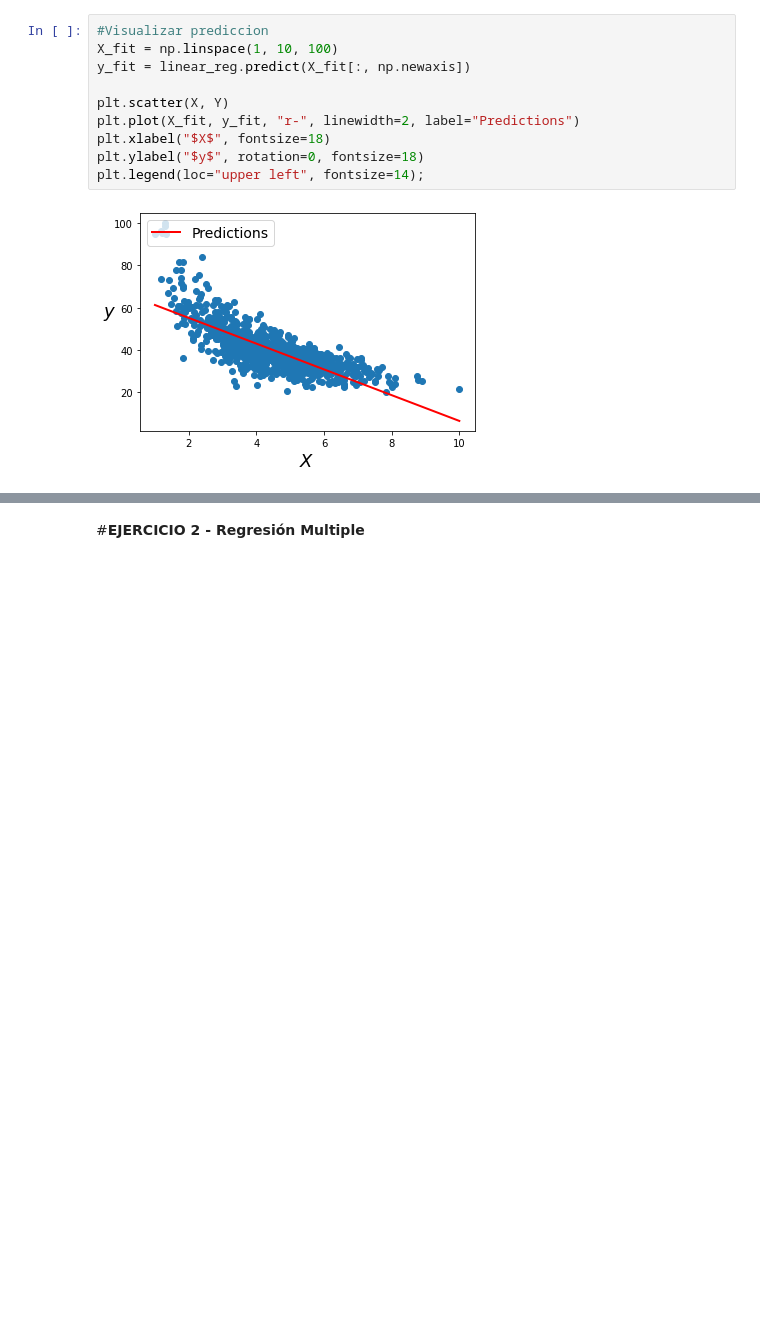
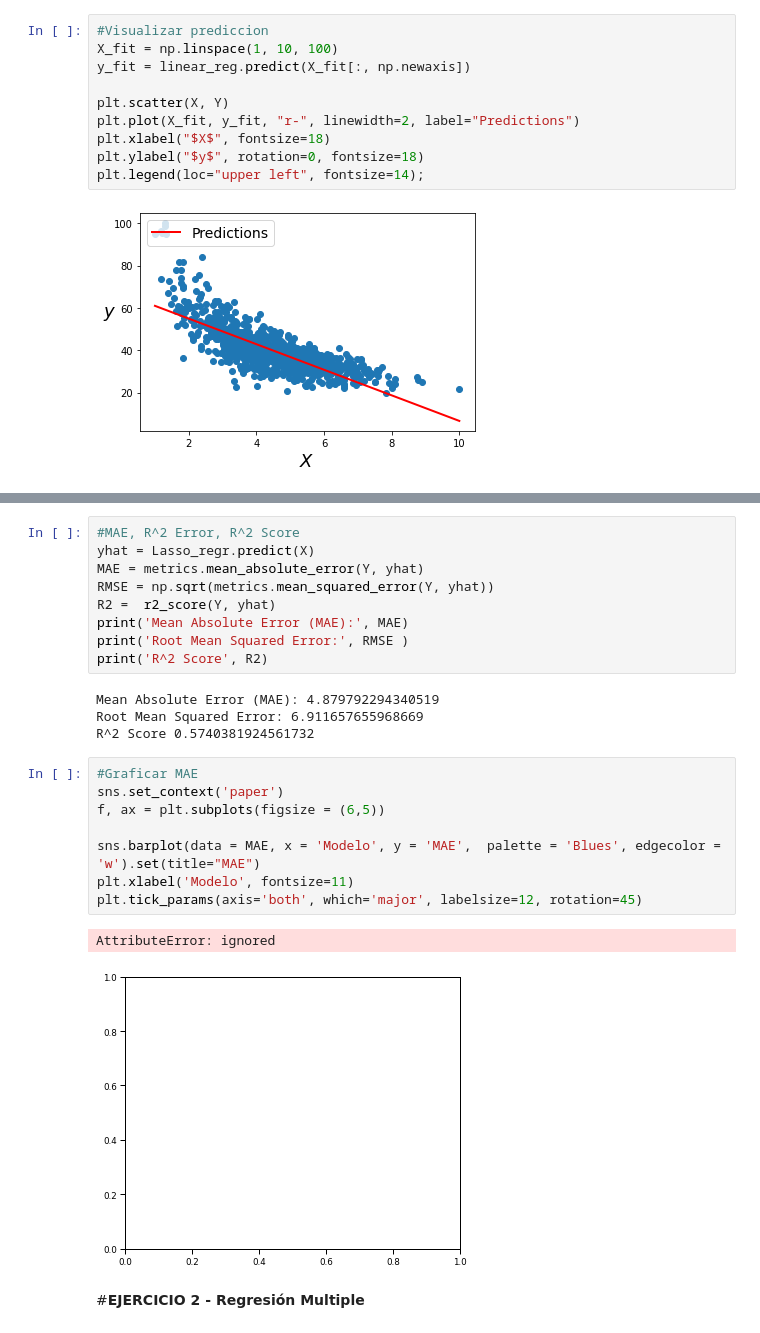
Before and after one commit to PosgradoMNA/actividades-de-aprendizaje-DGarcia-A01086411, a Jupyter notebook: Actividad_Semana_8_7_Regresiones.ipynb, the cells around one changed output, grey strips where cells are left out. Drawn from its saved outputs; the diff is of its cells as text; blank space fills up the shorter version.

```diff
--- a/Actividad_Semana_8_7_Regresiones.ipynb
+++ b/Actividad_Semana_8_7_Regresiones.ipynb
@@ -115,3 +224,27 @@ NameError: ignored
+# %%
+#MAE, R^2 Error, R^2 Score
+yhat = Lasso_regr.predict(X)
+MAE = metrics.mean_absolute_error(Y, yhat)
+RMSE = np.sqrt(metrics.mean_squared_error(Y, yhat))
+R2 =  r2_score(Y, yhat)
+print('Mean Absolute Error (MAE):', MAE)
+print('Root Mean Squared Error:', RMSE )
+print('R^2 Score', R2)
+# %% [output]
+Mean Absolute Error (MAE): 4.879792294340519
+Root Mean Squared Error: 6.911657655968669
+R^2 Score 0.5740381924561732
+# %%
+#Graficar MAE
+sns.set_context('paper')
+f, ax = plt.subplots(figsize = (6,5))
+
+sns.barplot(data = MAE, x = 'Modelo', y = 'MAE',  palette = 'Blues', edgecolor = 'w').set(title="MAE")
+plt.xlabel('Modelo', fontsize=11)
+plt.tick_params(axis='both', which='major', labelsize=12, rotation=45)
+# %% [output]
+AttributeError: ignored
+[figure, added]
 # %% [markdown]
 #**EJERCICIO 2 - Regresión Multiple**
 # %% [markdown]
```
Also changed, not shown: parts of 22 cells of this notebook.
